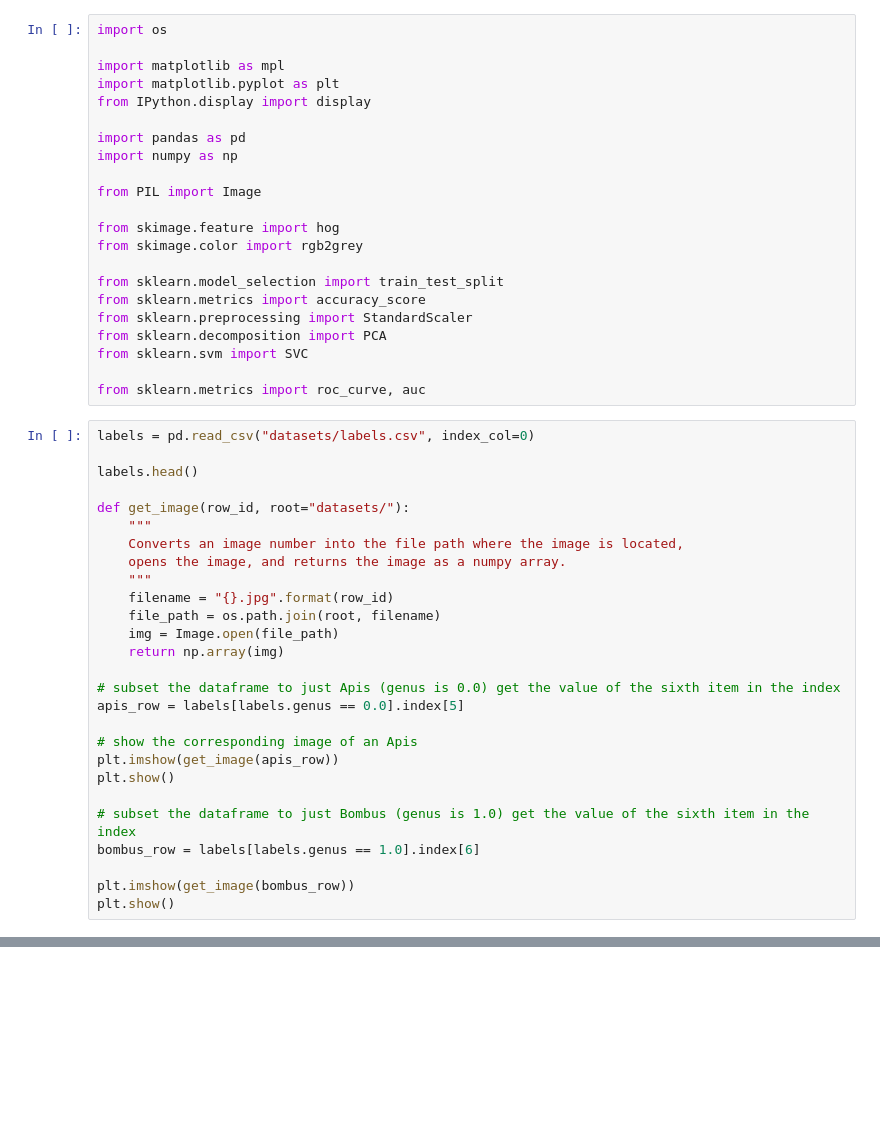
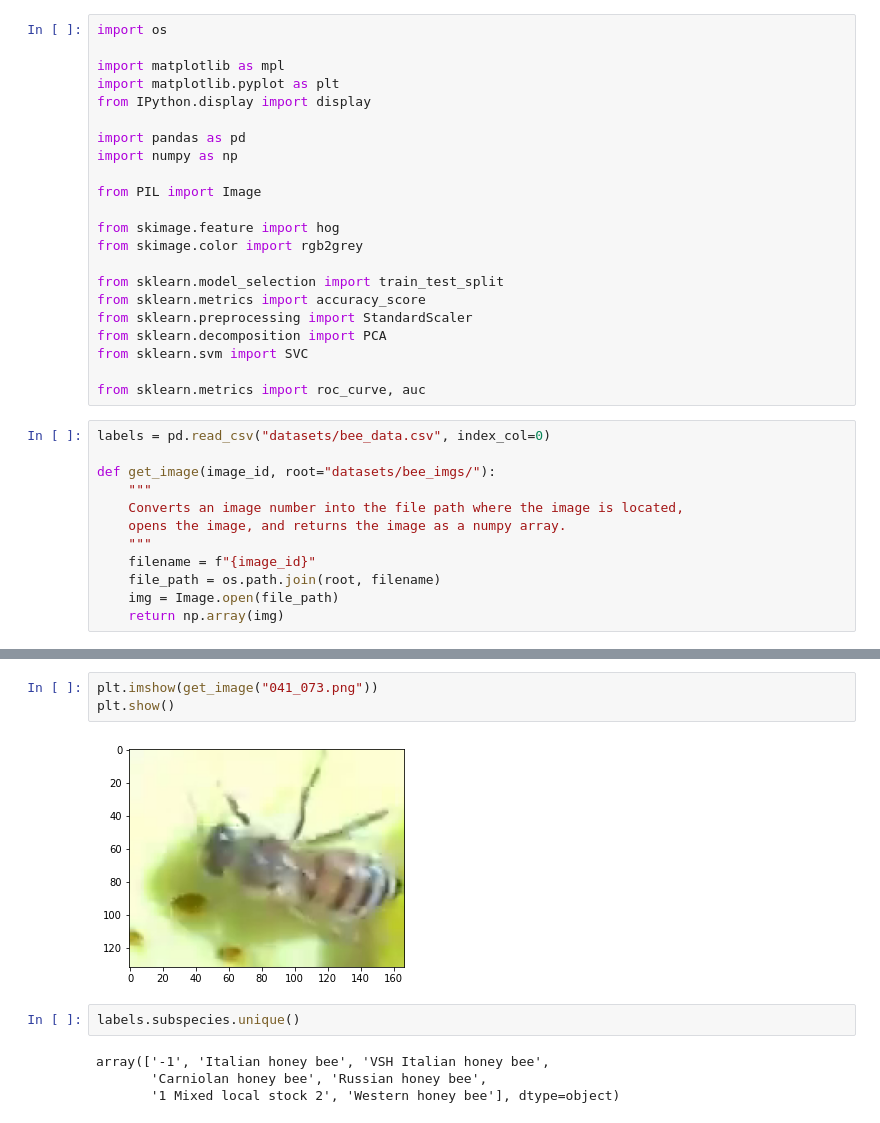
Before and after one commit to whatiskeptiname/Bee-Classifier, a Jupyter notebook: SVM.ipynb, the cells around one changed output, grey strips where cells are left out. Cells and saved outputs as stored; diff of their text form; blank space fills up the shorter version.

```diff
--- a/SVM.ipynb
+++ b/SVM.ipynb
@@ -21,29 +21,14 @@ from sklearn.svm import SVC
 
 from sklearn.metrics import roc_curve, auc
 # %%
-labels = pd.read_csv("datasets/labels.csv", index_col=0)
+labels = pd.read_csv("datasets/bee_data.csv", index_col=0)
 
-labels.head()
-
-def get_image(row_id, root="datasets/"):
+def get_image(image_id, root="datasets/bee_imgs/"):
     """
     Converts an image number into the file path where the image is located,
     opens the image, and returns the image as a numpy array.
     """
-    filename = "{}.jpg".format(row_id)
+    filename = f"{image_id}"
     file_path = os.path.join(root, filename)
     img = Image.open(file_path)
     return np.array(img)
-
-# subset the dataframe to just Apis (genus is 0.0) get the value of the sixth item in the index
-apis_row = labels[labels.genus == 0.0].index[5]
-
-# show the corresponding image of an Apis
-plt.imshow(get_image(apis_row))
-plt.show()
-
-# subset the dataframe to just Bombus (genus is 1.0) get the value of the sixth item in the index
-bombus_row = labels[labels.genus == 1.0].index[6]
-
-plt.imshow(get_image(bombus_row))
-plt.show()
@@ -51,0 +45,11 @@ FileNotFoundError: [Errno 2] No such file or directory: 'datasets/labels.csv'
+# %%
+plt.imshow(get_image("041_073.png"))
+plt.show()
+# %% [output]
+[figure, added]
+# %%
+labels.subspecies.unique()
+# %% [output]
+array(['-1', 'Italian honey bee', 'VSH Italian honey bee',
+       'Carniolan honey bee', 'Russian honey bee',
+       '1 Mixed local stock 2', 'Western honey bee'], dtype=object)
```
Also changed, not shown: parts of 8 cells of this notebook, 1 other file.
